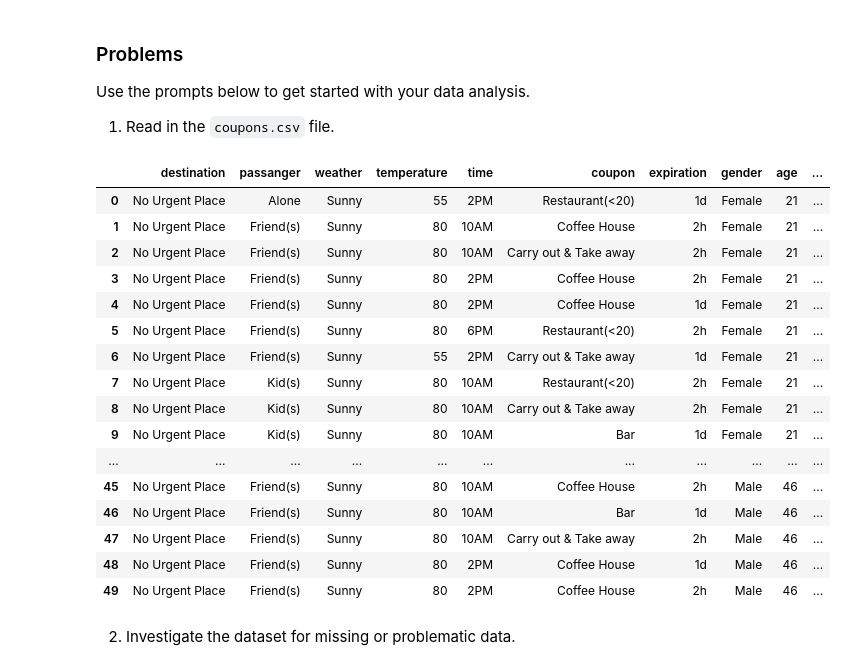
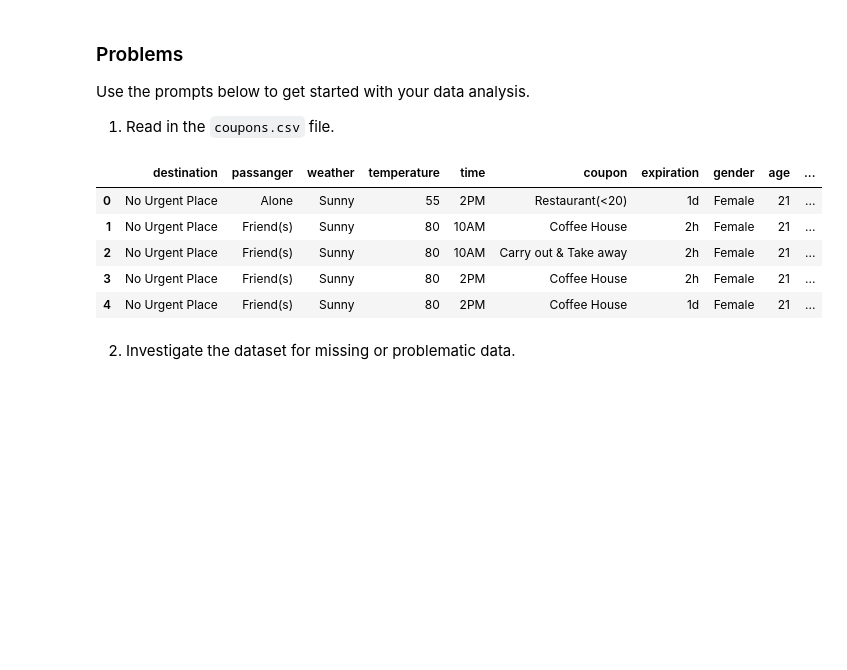
Before and after one commit to pratikbassi/Will-the-Customer-Accept-the-Coupon-, a Jupyter notebook: prompt.ipynb, the cells around one changed output. Cells and saved outputs as stored; diff of their text form; code cells hidden in the pictures; blank space fills up the shorter version.

```diff
--- a/prompt.ipynb
+++ b/prompt.ipynb
@@ -70,25 +70,14 @@ Use the prompts below to get started with your data analysis.
 # %%
 data = pd.read_csv('data/coupons.csv')
 # %%
-data.head(50)
+data.head(5)
 # %% [output]
 |  | destination | passanger | weather | temperature | time | coupon | expiration | gender | age | ... |
 | 0 | No Urgent Place | Alone | Sunny | 55 | 2PM | Restaurant(<20) | 1d | Female | 21 | ... |
 | 1 | No Urgent Place | Friend(s) | Sunny | 80 | 10AM | Coffee House | 2h | Female | 21 | ... |
 | 2 | No Urgent Place | Friend(s) | Sunny | 80 | 10AM | Carry out & Take away | 2h | Female | 21 | ... |
 | 3 | No Urgent Place | Friend(s) | Sunny | 80 | 2PM | Coffee House | 2h | Female | 21 | ... |
 | 4 | No Urgent Place | Friend(s) | Sunny | 80 | 2PM | Coffee House | 1d | Female | 21 | ... |
-| 5 | No Urgent Place | Friend(s) | Sunny | 80 | 6PM | Restaurant(<20) | 2h | Female | 21 | ... |
-| 6 | No Urgent Place | Friend(s) | Sunny | 55 | 2PM | Carry out & Take away | 1d | Female | 21 | ... |
-| 7 | No Urgent Place | Kid(s) | Sunny | 80 | 10AM | Restaurant(<20) | 2h | Female | 21 | ... |
-| 8 | No Urgent Place | Kid(s) | Sunny | 80 | 10AM | Carry out & Take away | 2h | Female | 21 | ... |
-| 9 | No Urgent Place | Kid(s) | Sunny | 80 | 10AM | Bar | 1d | Female | 21 | ... |
-| ... | ... | ... | ... | ... | ... | ... | ... | ... | ... | ... |
-| 45 | No Urgent Place | Friend(s) | Sunny | 80 | 10AM | Coffee House | 2h | Male | 46 | ... |
-| 46 | No Urgent Place | Friend(s) | Sunny | 80 | 10AM | Bar | 1d | Male | 46 | ... |
-| 47 | No Urgent Place | Friend(s) | Sunny | 80 | 10AM | Carry out & Take away | 2h | Male | 46 | ... |
-| 48 | No Urgent Place | Friend(s) | Sunny | 80 | 2PM | Coffee House | 1d | Male | 46 | ... |
-| 49 | No Urgent Place | Friend(s) | Sunny | 80 | 2PM | Coffee House | 2h | Male | 46 | ... |
 # %% [markdown]
 2. Investigate the dataset for missing or problematic data.
 # %%
```
Also changed, not shown: parts of 7 cells of this notebook.
